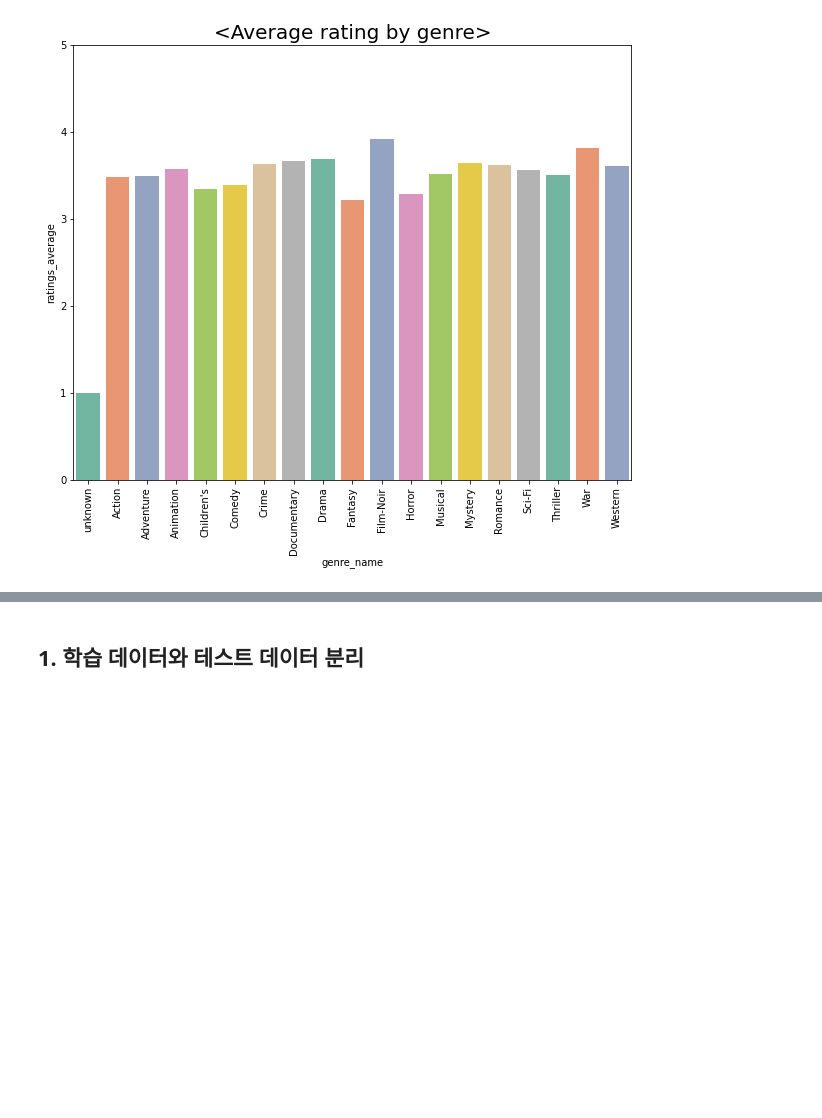
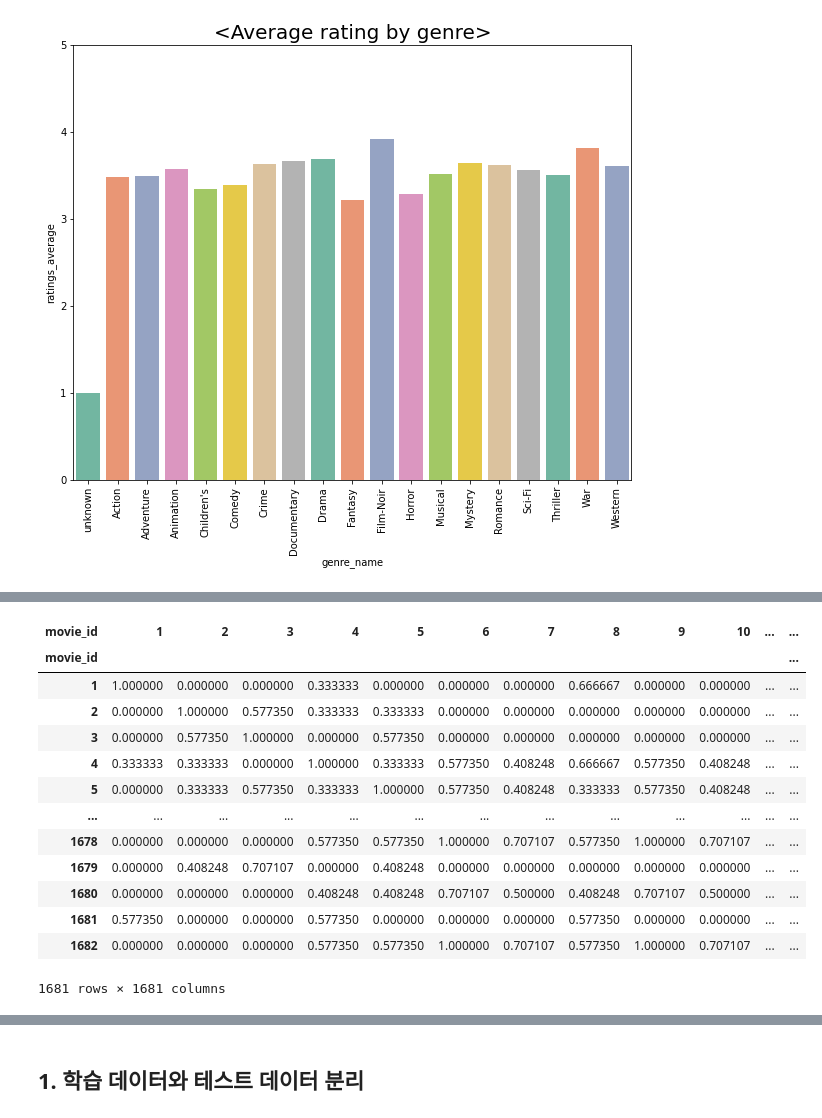
Before and after one commit to donghwi2022/ds-sa-cp02, a Jupyter notebook: ds_sa_cp2_신동휘.ipynb, the cells around one changed output, grey strips where cells are left out. Cells and saved outputs as stored; diff of their text form; code cells hidden in the pictures; blank space fills up the shorter version.

```diff
--- a/ds_sa_cp2_신동휘.ipynb
+++ b/ds_sa_cp2_신동휘.ipynb
@@ -167,0 +176,4 @@ plt.show()
+# %%
+# 영화ID별 영화명과 장르를 나타낸 데이터프레임 생성
+movie_df = df.drop_duplicates(['movie_id']).drop(columns=['user_id', 'rating', 'timestamp', 'age', 'gender','occupation']).sort_values('movie_id').reset_index(drop=True)
+movie_df
@@ -167,0 +194,4 @@ plt.show()
+# %%
+# 코사인 유사도에 사용할 특성만 추출(CountVectorizer로 된 데이터 활용)
+movie_cntvect = movie_df.drop(columns=['movie_id', 'movie_title'])
+movie_cntvect
@@ -167,0 +212,19 @@ plt.show()
+# %%
+# 코사인 유사도 계산
+cos_sim = pd.DataFrame(cosine_similarity(movie_cntvect, movie_cntvect), index=movie_df.movie_id, columns=movie_df.movie_id)
+cos_sim
+# %% [output]
+| movie_id | 1 | 2 | 3 | 4 | 5 | 6 | 7 | 8 | 9 | 10 | ... | ... |
+| movie_id |  |  |  |  |  |  |  |  |  |  |  | ... |
+| 1 | 1.000000 | 0.000000 | 0.000000 | 0.333333 | 0.000000 | 0.000000 | 0.000000 | 0.666667 | 0.000000 | 0.000000 | ... | ... |
+| 2 | 0.000000 | 1.000000 | 0.577350 | 0.333333 | 0.333333 | 0.000000 | 0.000000 | 0.000000 | 0.000000 | 0.000000 | ... | ... |
+| 3 | 0.000000 | 0.577350 | 1.000000 | 0.000000 | 0.577350 | 0.000000 | 0.000000 | 0.000000 | 0.000000 | 0.000000 | ... | ... |
+| 4 | 0.333333 | 0.333333 | 0.000000 | 1.000000 | 0.333333 | 0.577350 | 0.408248 | 0.666667 | 0.577350 | 0.408248 | ... | ... |
+| 5 | 0.000000 | 0.333333 | 0.577350 | 0.333333 | 1.000000 | 0.577350 | 0.408248 | 0.333333 | 0.577350 | 0.408248 | ... | ... |
+| ... | ... | ... | ... | ... | ... | ... | ... | ... | ... | ... | ... | ... |
+| 1678 | 0.000000 | 0.000000 | 0.000000 | 0.577350 | 0.577350 | 1.000000 | 0.707107 | 0.577350 | 1.000000 | 0.707107 | ... | ... |
+| 1679 | 0.000000 | 0.408248 | 0.707107 | 0.000000 | 0.408248 | 0.000000 | 0.000000 | 0.000000 | 0.000000 | 0.000000 | ... | ... |
+| 1680 | 0.000000 | 0.000000 | 0.000000 | 0.408248 | 0.408248 | 0.707107 | 0.500000 | 0.408248 | 0.707107 | 0.500000 | ... | ... |
+| 1681 | 0.577350 | 0.000000 | 0.000000 | 0.577350 | 0.000000 | 0.000000 | 0.000000 | 0.577350 | 0.000000 | 0.000000 | ... | ... |
+| 1682 | 0.000000 | 0.000000 | 0.000000 | 0.577350 | 0.577350 | 1.000000 | 0.707107 | 0.577350 | 1.000000 | 0.707107 | ... | ... |
+1681 rows × 1681 columns
```
Also changed, not shown: parts of 10 cells of this notebook.
